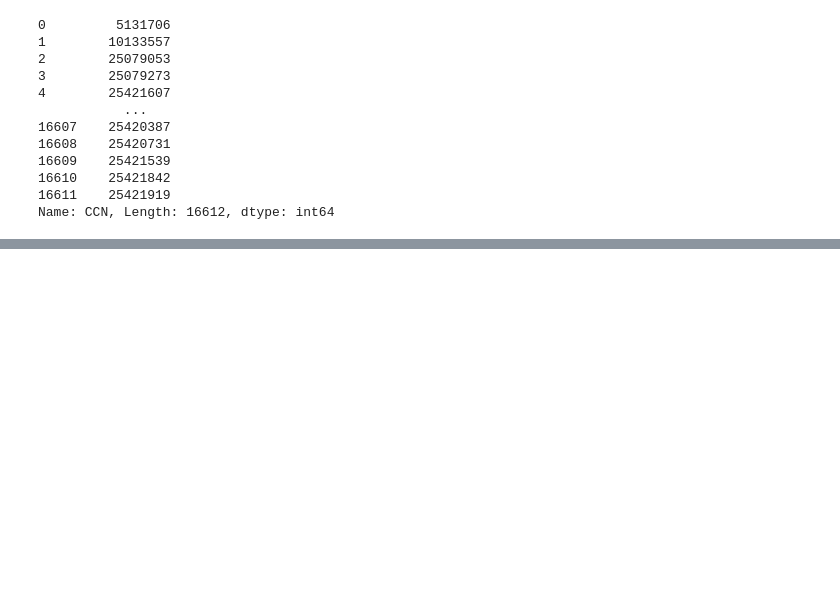
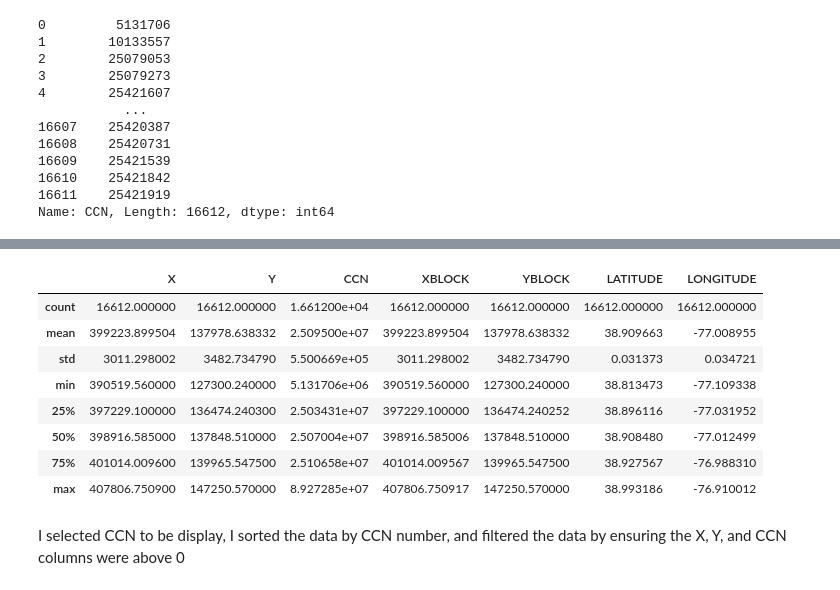
Before and after one commit to clark4jw/IA-340-Fall2025, a Jupyter notebook: lab2.ipynb, the cells around one changed output, grey strips where cells are left out. Saved outputs shown, nothing was run; the diff lists cells and outputs as text; code cells hidden in the pictures; blank space fills up the shorter version.

```diff
--- a/lab2.ipynb
+++ b/lab2.ipynb
@@ -119,0 +148,15 @@ Name: CCN, Length: 16612, dtype: int64
+# %%
+df = df[(df['X']>=0) & (df['Y']>=0) & (df['CCN']>=0)] #filter data
+df.describe()
+# %% [output]
+|  | X | Y | CCN | XBLOCK | YBLOCK | LATITUDE | LONGITUDE |
+| count | 16612.000000 | 16612.000000 | 1.661200e+04 | 16612.000000 | 16612.000000 | 16612.000000 | 16612.000000 |
+| mean | 399223.899504 | 137978.638332 | 2.509500e+07 | 399223.899504 | 137978.638332 | 38.909663 | -77.008955 |
+| std | 3011.298002 | 3482.734790 | 5.500669e+05 | 3011.298002 | 3482.734790 | 0.031373 | 0.034721 |
+| min | 390519.560000 | 127300.240000 | 5.131706e+06 | 390519.560000 | 127300.240000 | 38.813473 | -77.109338 |
+| 25% | 397229.100000 | 136474.240300 | 2.503431e+07 | 397229.100000 | 136474.240252 | 38.896116 | -77.031952 |
+| 50% | 398916.585000 | 137848.510000 | 2.507004e+07 | 398916.585006 | 137848.510000 | 38.908480 | -77.012499 |
+| 75% | 401014.009600 | 139965.547500 | 2.510658e+07 | 401014.009567 | 139965.547500 | 38.927567 | -76.988310 |
+| max | 407806.750900 | 147250.570000 | 8.927285e+07 | 407806.750917 | 147250.570000 | 38.993186 | -76.910012 |
+# %% [markdown]
+I selected CCN to be display, I sorted the data by CCN number, and filtered the data by ensuring the X, Y, and CCN columns were above 0
```
Also changed, not shown: parts of 3 cells of this notebook.
